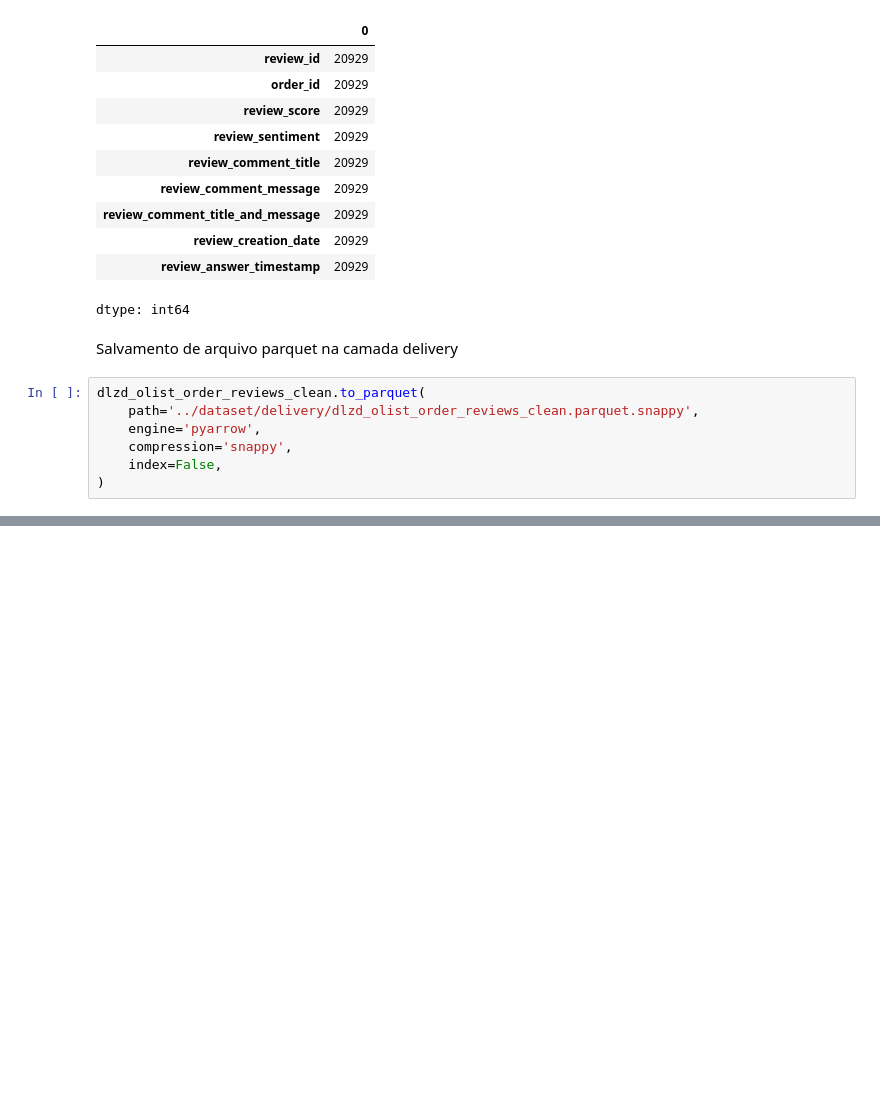
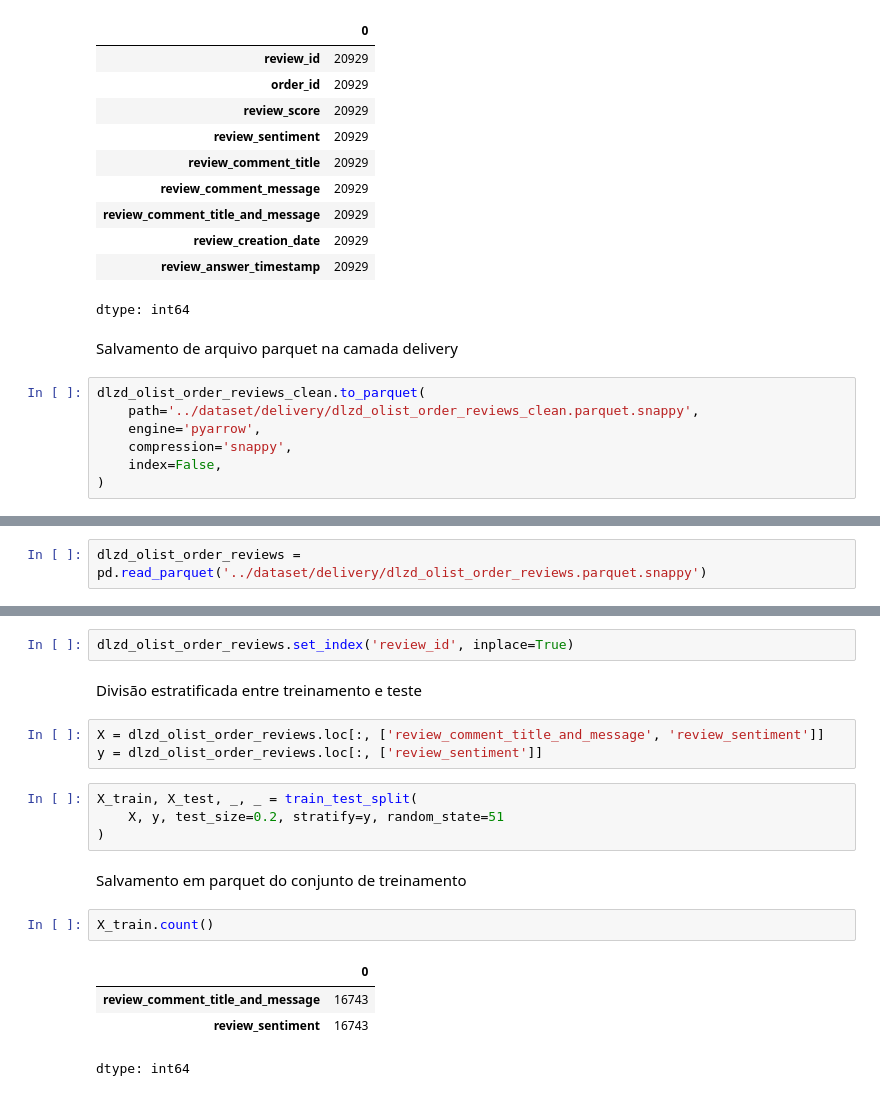
Before and after one commit to Squinelato/eEDB-002-2024-3, a Jupyter notebook: preprocessing/delivery_layer.ipynb, the cells around one changed output, grey strips where cells are left out. Drawn from its saved outputs; the diff is of its cells as text; blank space fills up the shorter version.

Commit message:
feat: update delivery layer

```diff
--- a/preprocessing/delivery_layer.ipynb
+++ b/preprocessing/delivery_layer.ipynb
@@ -189,0 +182,2 @@ dlzd_olist_order_reviews_clean.to_parquet(
+# %%
+dlzd_olist_order_reviews = pd.read_parquet('../dataset/delivery/dlzd_olist_order_reviews.parquet.snappy')
@@ -189,0 +193,20 @@ dlzd_olist_order_reviews_clean.to_parquet(
+# %%
+dlzd_olist_order_reviews.set_index('review_id', inplace=True)
+# %% [markdown]
+Divisão estratificada entre treinamento e teste
+# %%
+X = dlzd_olist_order_reviews.loc[:, ['review_comment_title_and_message', 'review_sentiment']]
+y = dlzd_olist_order_reviews.loc[:, ['review_sentiment']]
+# %%
+X_train, X_test, _, _ = train_test_split(
+    X, y, test_size=0.2, stratify=y, random_state=51
+)
+# %% [markdown]
+Salvamento em parquet do conjunto de treinamento
+# %%
+X_train.count()
+# %% [output]
+|  | 0 |
+| review_comment_title_and_message | 16743 |
+| review_sentiment | 16743 |
+dtype: int64
```
Also changed, not shown: parts of 10 cells of this notebook, 2 other files.
